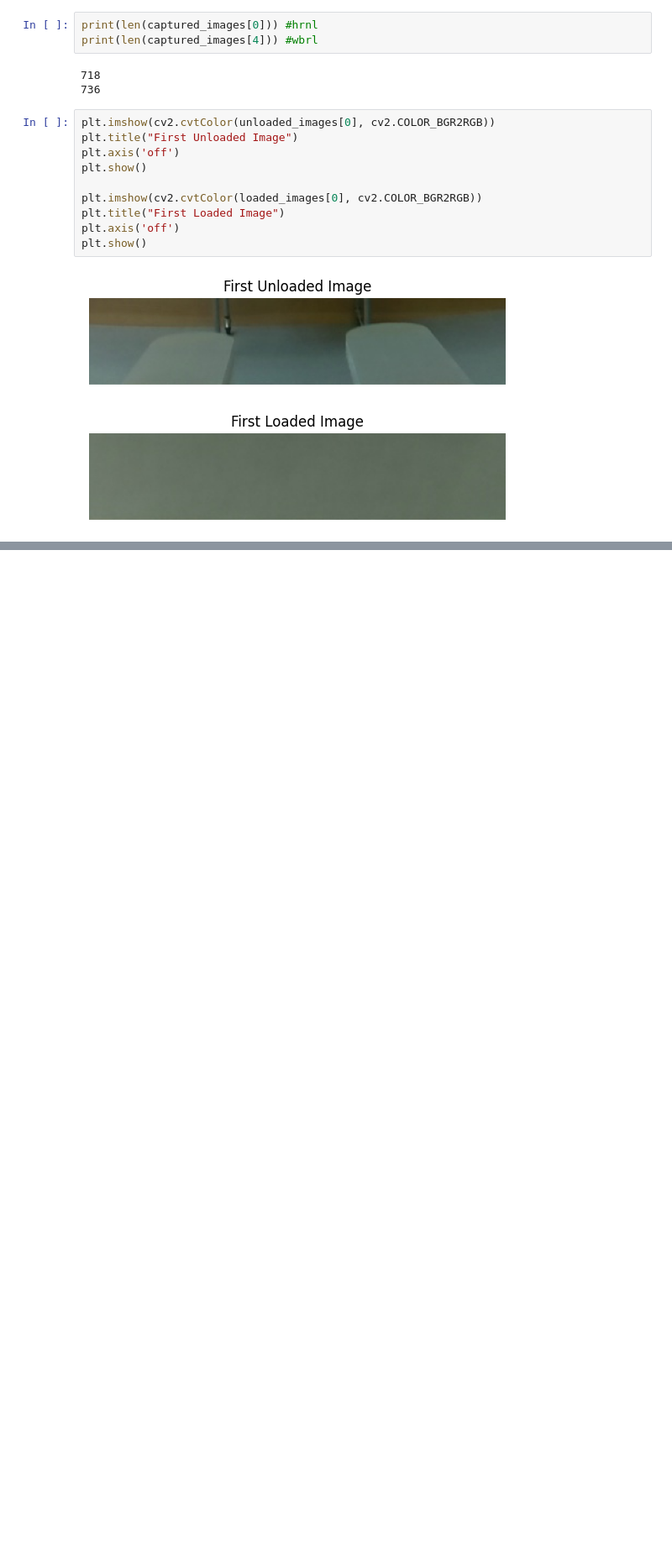
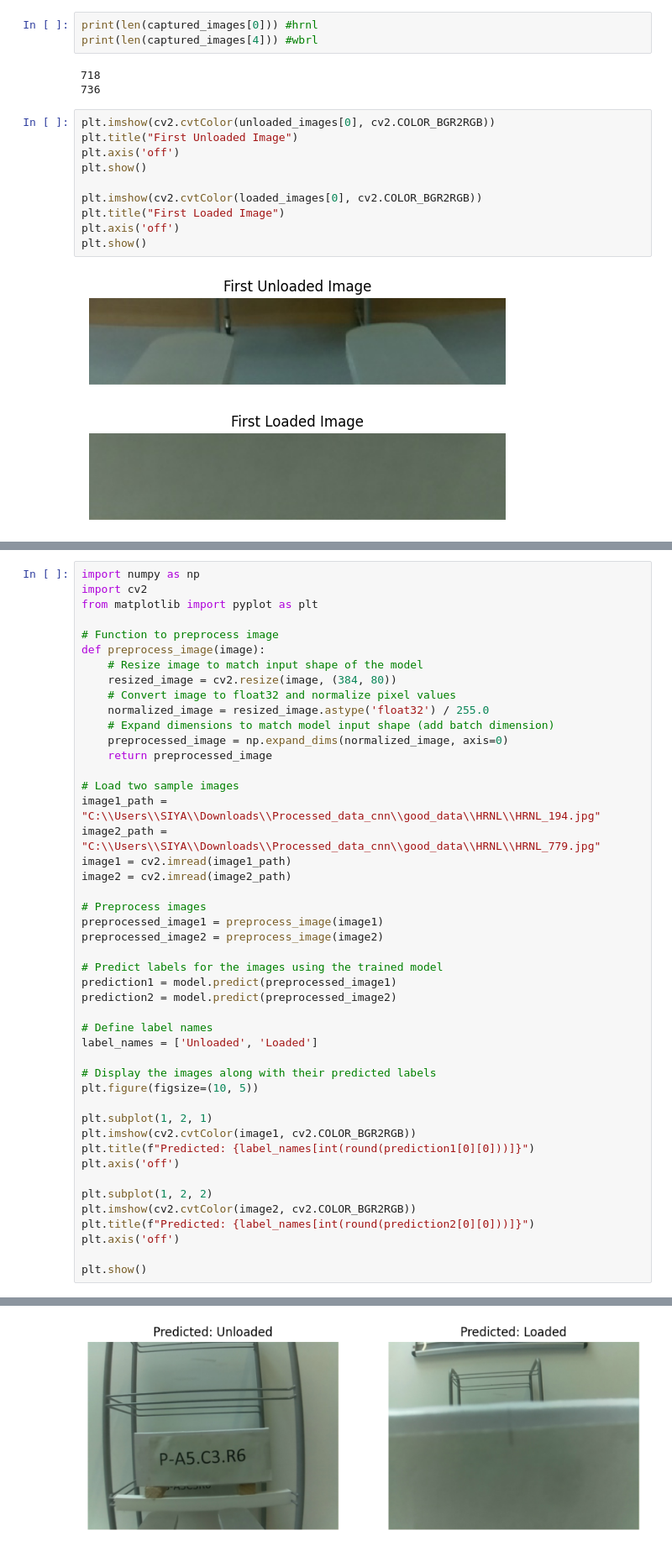
Before and after one commit to SiyaSalekar/PalletPrediction, a Jupyter notebook: main.ipynb, the cells around one changed output, grey strips where cells are left out. Shown at 84% size. Drawn from its saved outputs; the diff is of its cells as text; blank space fills up the shorter version.

Commit message:
:test_tube: testing image classification

```diff
--- a/main.ipynb
+++ b/main.ipynb
@@ -323,0 +324,47 @@ Test Accuracy: 0.5417348742485046
+# %%
+import numpy as np
+import cv2
+from matplotlib import pyplot as plt
+
+# Function to preprocess image
+def preprocess_image(image):
+    # Resize image to match input shape of the model
+    resized_image = cv2.resize(image, (384, 80))
+    # Convert image to float32 and normalize pixel values
+    normalized_image = resized_image.astype('float32') / 255.0
+    # Expand dimensions to match model input shape (add batch dimension)
+    preprocessed_image = np.expand_dims(normalized_image, axis=0)
+    return preprocessed_image
+
+# Load two sample images
+image1_path = "C:\\Users\\SIYA\\Downloads\\Processed_data_cnn\\good_data\\HRNL\\HRNL_194.jpg"
+image2_path =  "C:\\Users\\SIYA\\Downloads\\Processed_data_cnn\\good_data\\HRNL\\HRNL_779.jpg"
+image1 = cv2.imread(image1_path)
+image2 = cv2.imread(image2_path)
+
+# Preprocess images
+preprocessed_image1 = preprocess_image(image1)
+preprocessed_image2 = preprocess_image(image2)
+
+# Predict labels for the images using the trained model
+prediction1 = model.predict(preprocessed_image1)
+prediction2 = model.predict(preprocessed_image2)
+
+# Define label names
+label_names = ['Unloaded', 'Loaded']
+
+# Display the images along with their predicted labels
+plt.figure(figsize=(10, 5))
+
+plt.subplot(1, 2, 1)
+plt.imshow(cv2.cvtColor(image1, cv2.COLOR_BGR2RGB))
+plt.title(f"Predicted: {label_names[int(round(prediction1[0][0]))]}")
+plt.axis('off')
+
+plt.subplot(1, 2, 2)
+plt.imshow(cv2.cvtColor(image2, cv2.COLOR_BGR2RGB))
+plt.title(f"Predicted: {label_names[int(round(prediction2[0][0]))]}")
+plt.axis('off')
+
+plt.show()
+# %% [output]
@@ -323,0 +373 @@ Test Accuracy: 0.5417348742485046
+[figure, added]
```
Also changed, not shown: parts of 5 cells of this notebook.
